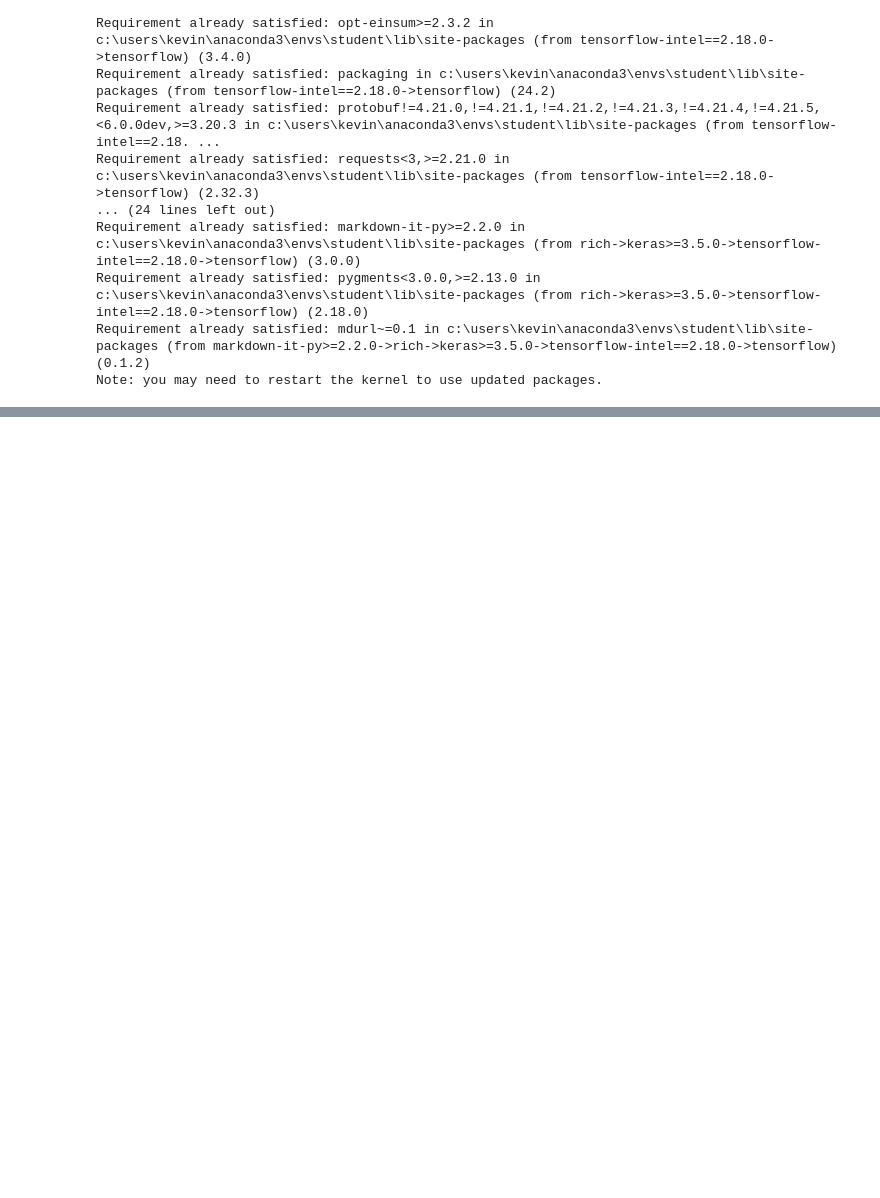
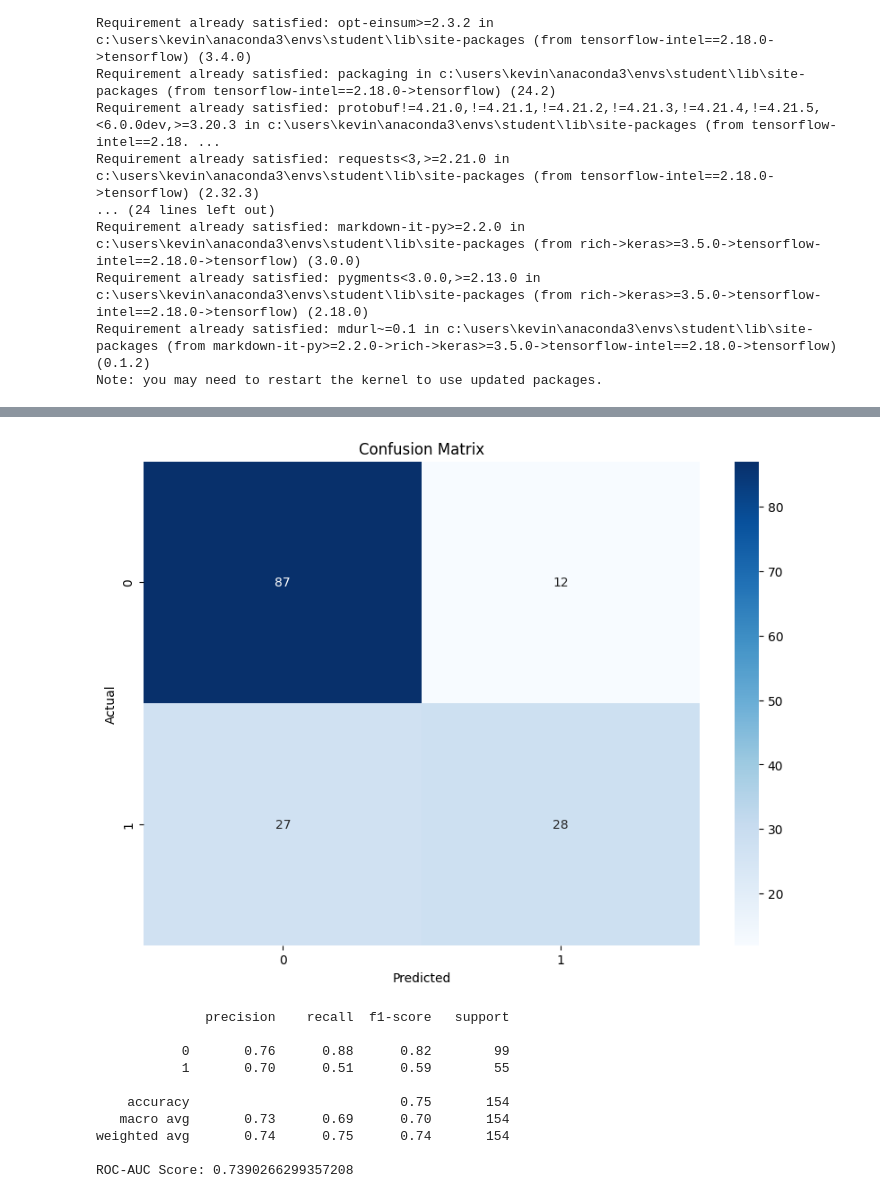
Before and after one commit to Kevin-gram/Summative-assignment---MLOP, a Jupyter notebook: notebook/Diabetes_Prediction_Model.ipynb, the cells around one changed output, grey strips where cells are left out. Saved outputs shown, nothing was run; the diff lists cells and outputs as text; code cells hidden in the pictures; blank space fills up the shorter version.

```diff
--- a/notebook/Diabetes_Prediction_Model.ipynb
+++ b/notebook/Diabetes_Prediction_Model.ipynb
@@ -13,5 +15,5 @@ import pandas as pd
 # %%
-df = pd.read_csv('../diabetes.csv')
+df = pd.read_csv('../data/diabetes.csv')
 # %%
 df.head()
 # %% [output]
@@ -101 +123,26 @@ Epoch 100/100
 <keras.src.callbacks.history.History at 0x...>
+# %%
+from sklearn.metrics import classification_report, roc_auc_score
+
+# Make predictions on the test dataset
+y_pred = model.predict(x_test)
+y_pred_binary = (y_pred > 0.5).astype(int)
+
+# Compute confusion matrix
+cm = confusion_matrix(y_test, y_pred_binary)
+
+# Plot confusion matrix
+plt.figure(figsize=(10, 7))
+sns.heatmap(cm, annot=True, fmt='d', cmap='Blues', xticklabels=[0, 1], yticklabels=[0, 1])
+plt.xlabel('Predicted')
+plt.ylabel('Actual')
+plt.title('Confusion Matrix')
+plt.show()
+
+# Print classification report
+print(classification_report(y_test, y_pred_binary))
+
+# Calculate ROC-AUC score
+roc_auc = roc_auc_score(y_test, y_pred)
+print(f'ROC-AUC Score: {roc_auc}')
+# %% [output]
@@ -101,0 +150,11 @@ Epoch 100/100
+[figure, added]
+              precision    recall  f1-score   support
+
+           0       0.76      0.88      0.82        99
+           1       0.70      0.51      0.59        55
+
+    accuracy                           0.75       154
+   macro avg       0.73      0.69      0.70       154
+weighted avg       0.74      0.75      0.74       154
+
+ROC-AUC Score: 0.7390266299357208
```
Also changed, not shown: parts of 8 cells of this notebook, 6 other files.
